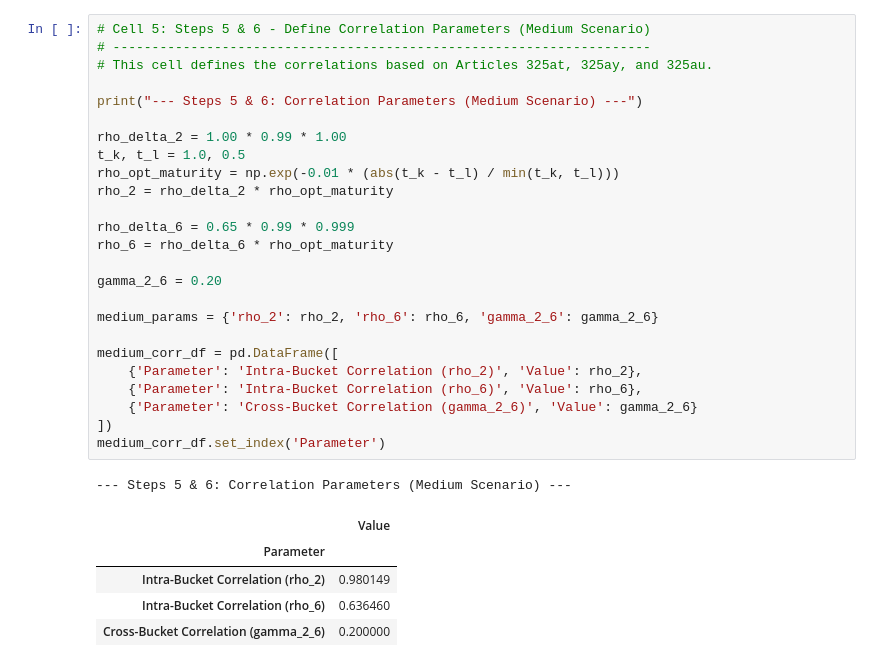
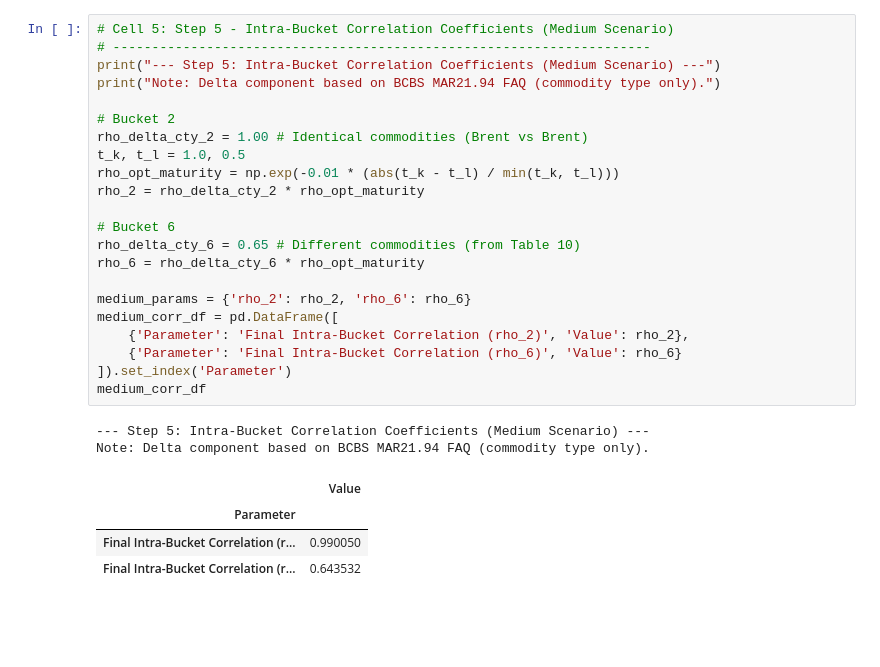
Before and after one commit to Levan-Danelia/FRTB, a Jupyter notebook: FRTB_CMVG.ipynb, the cells around one changed output. Saved outputs shown, nothing was run; the diff lists cells and outputs as text; blank space fills up the shorter version.

```diff
--- a/FRTB_CMVG.ipynb
+++ b/FRTB_CMVG.ipynb
@@ -89,35 +106,32 @@ Sum for Bucket 6 (S_6): -7,979
 # %%
-# Cell 5: Steps 5 & 6 - Define Correlation Parameters (Medium Scenario)
+# Cell 5: Step 5 - Intra-Bucket Correlation Coefficients (Medium Scenario)
 # ---------------------------------------------------------------------
-# This cell defines the correlations based on Articles 325at, 325ay, and 325au.
+print("--- Step 5: Intra-Bucket Correlation Coefficients (Medium Scenario) ---")
+print("Note: Delta component based on BCBS MAR21.94 FAQ (commodity type only).")
 
-print("--- Steps 5 & 6: Correlation Parameters (Medium Scenario) ---")
-
-rho_delta_2 = 1.00 * 0.99 * 1.00
+# Bucket 2
+rho_delta_cty_2 = 1.00 # Identical commodities (Brent vs Brent)
 t_k, t_l = 1.0, 0.5
 rho_opt_maturity = np.exp(-0.01 * (abs(t_k - t_l) / min(t_k, t_l)))
-rho_2 = rho_delta_2 * rho_opt_maturity
+rho_2 = rho_delta_cty_2 * rho_opt_maturity
 
-rho_delta_6 = 0.65 * 0.99 * 0.999
-rho_6 = rho_delta_6 * rho_opt_maturity
+# Bucket 6
+rho_delta_cty_6 = 0.65 # Different commodities (from Table 10)
+rho_6 = rho_delta_cty_6 * rho_opt_maturity
 
-gamma_2_6 = 0.20
-
-medium_params = {'rho_2': rho_2, 'rho_6': rho_6, 'gamma_2_6': gamma_2_6}
-
+medium_params = {'rho_2': rho_2, 'rho_6': rho_6}
 medium_corr_df = pd.DataFrame([
-    {'Parameter': 'Intra-Bucket Correlation (rho_2)', 'Value': rho_2},
-    {'Parameter': 'Intra-Bucket Correlation (rho_6)', 'Value': rho_6},
-    {'Parameter': 'Cross-Bucket Correlation (gamma_2_6)', 'Value': gamma_2_6}
-])
-medium_corr_df.set_index('Parameter')
+    {'Parameter': 'Final Intra-Bucket Correlation (rho_2)', 'Value': rho_2},
+    {'Parameter': 'Final Intra-Bucket Correlation (rho_6)', 'Value': rho_6}
+]).set_index('Parameter')
+medium_corr_df
 # %% [output]
---- Steps 5 & 6: Correlation Parameters (Medium Scenario) ---
+--- Step 5: Intra-Bucket Correlation Coefficients (Medium Scenario) ---
+Note: Delta component based on BCBS MAR21.94 FAQ (commodity type only).
 |  | Value |
 | Parameter |  |
-| Intra-Bucket Correlation (rho_2) | 0.980149 |
-| Intra-Bucket Correlation (rho_6) | 0.636460 |
-| Cross-Bucket Correlation (gamma_2_6) | 0.200000 |
+| Final Intra-Bucket Correlation (r... | 0.990050 |
+| Final Intra-Bucket Correlation (r... | 0.643532 |
 # %%
 # Cell 6: Step 7 - Intra-Bucket Aggregation (Medium Scenario)
 # -----------------------------------------------------------
```
Also changed, not shown: parts of 10 cells of this notebook.
